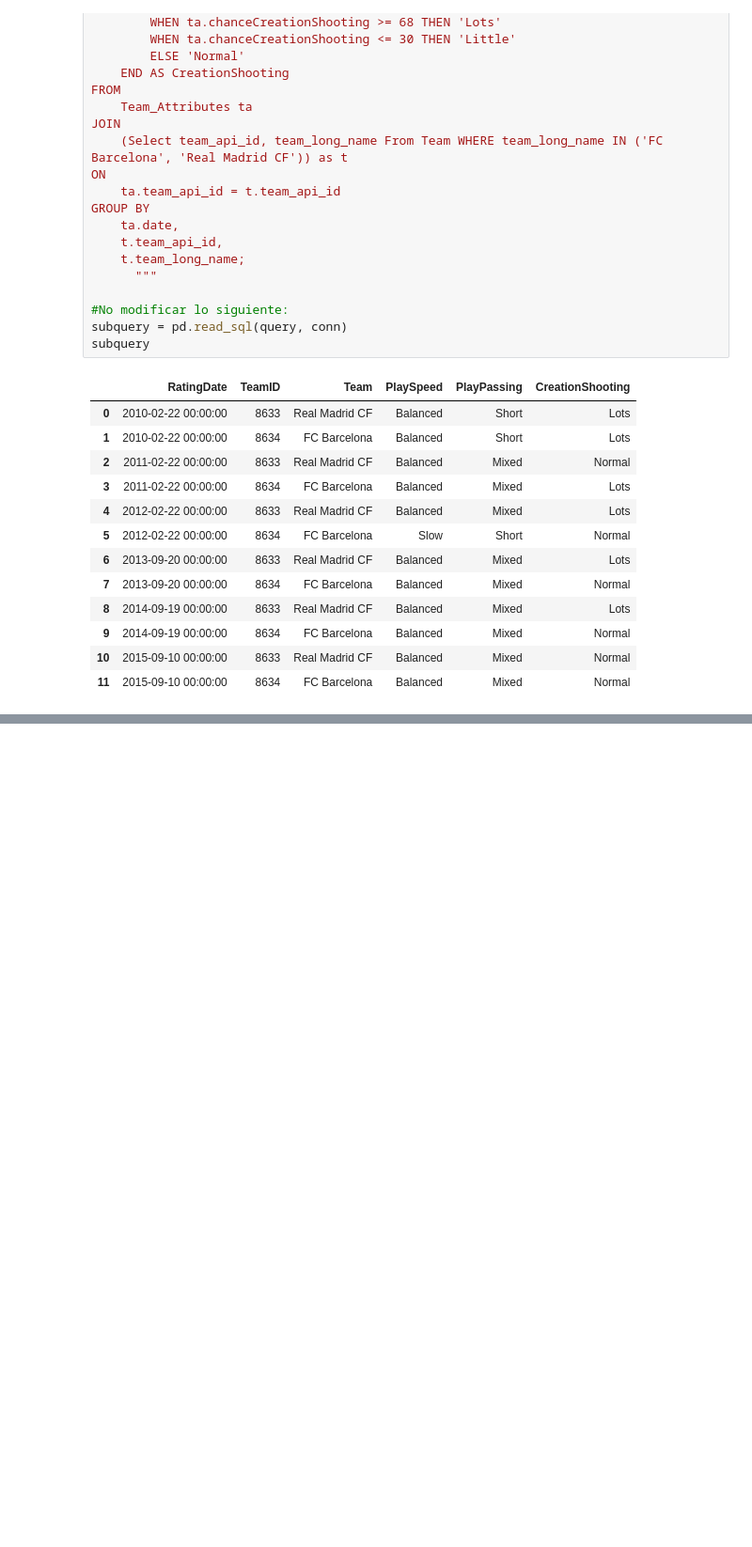
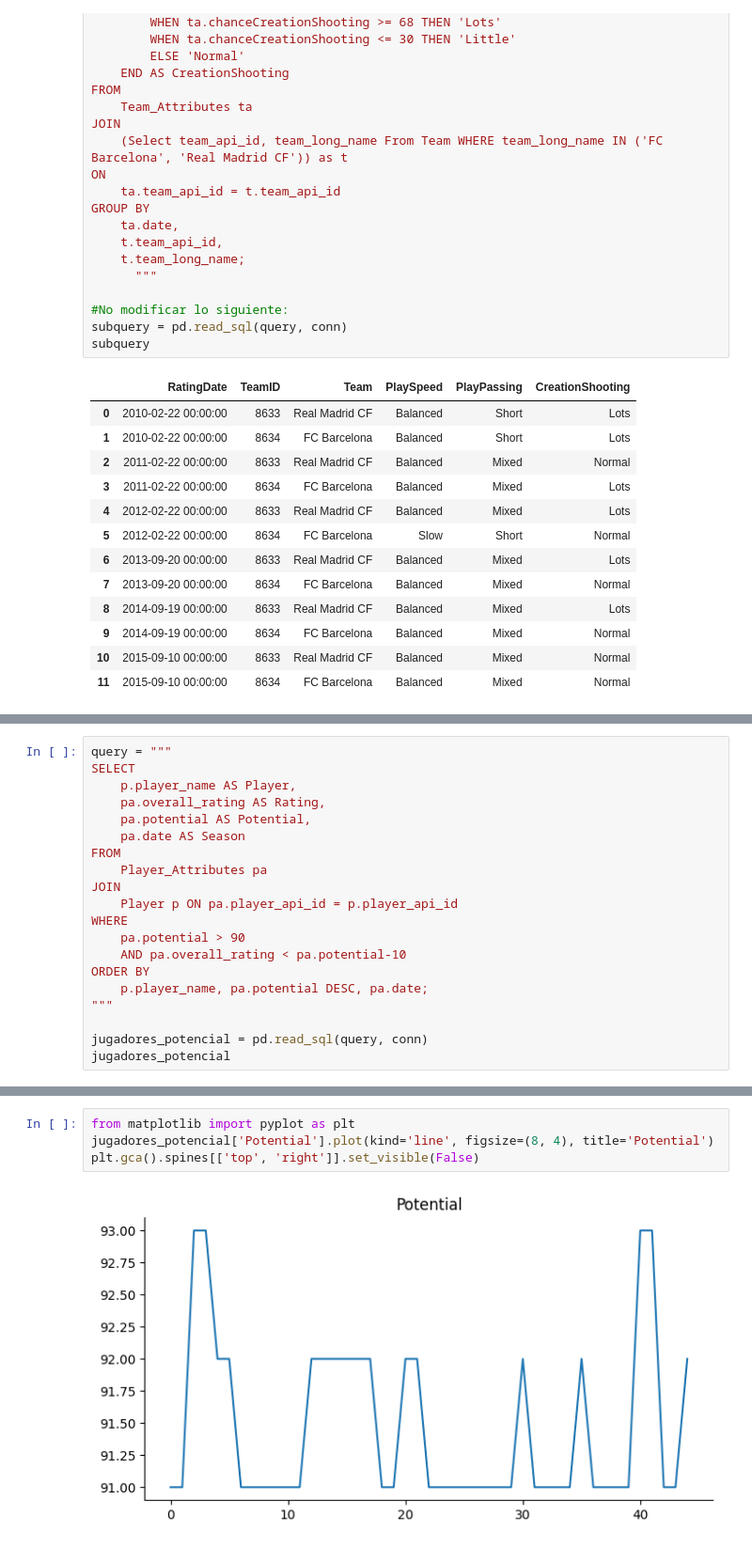
Before and after one commit to DavidReal04/TalentoTech, a Jupyter notebook: Taller_SQL_DavidReal.ipynb, the cells around one changed output, grey strips where cells are left out. Shown at 94% size. Cells and saved outputs as stored; diff of their text form; blank space fills up the shorter version.

```diff
--- a/Taller_SQL_DavidReal.ipynb
+++ b/Taller_SQL_DavidReal.ipynb
@@ -999,0 +1092,20 @@ subquery
+# %%
+query = """
+SELECT
+    p.player_name AS Player,
+    pa.overall_rating AS Rating,
+    pa.potential AS Potential,
+    pa.date AS Season
+FROM
+    Player_Attributes pa
+JOIN
+    Player p ON pa.player_api_id = p.player_api_id
+WHERE
+    pa.potential > 90
+    AND pa.overall_rating < pa.potential-10
+ORDER BY
+    p.player_name, pa.potential DESC, pa.date;
+"""
+
+jugadores_potencial = pd.read_sql(query, conn)
+jugadores_potencial
@@ -999,0 +1130,6 @@ subquery
+# %%
+from matplotlib import pyplot as plt
+jugadores_potencial['Potential'].plot(kind='line', figsize=(8, 4), title='Potential')
+plt.gca().spines[['top', 'right']].set_visible(False)
+# %% [output]
+[figure, added]
```
Also changed, not shown: parts of 14 cells of this notebook.
